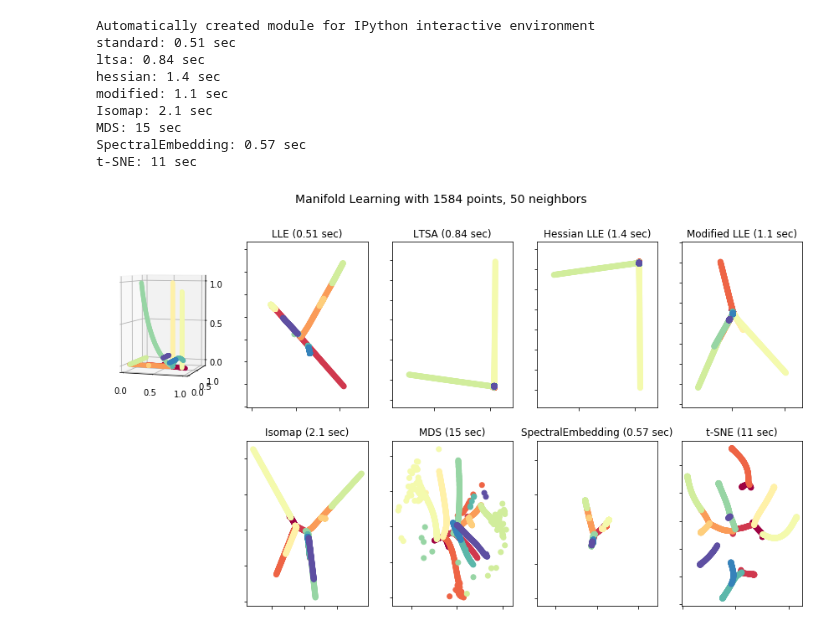
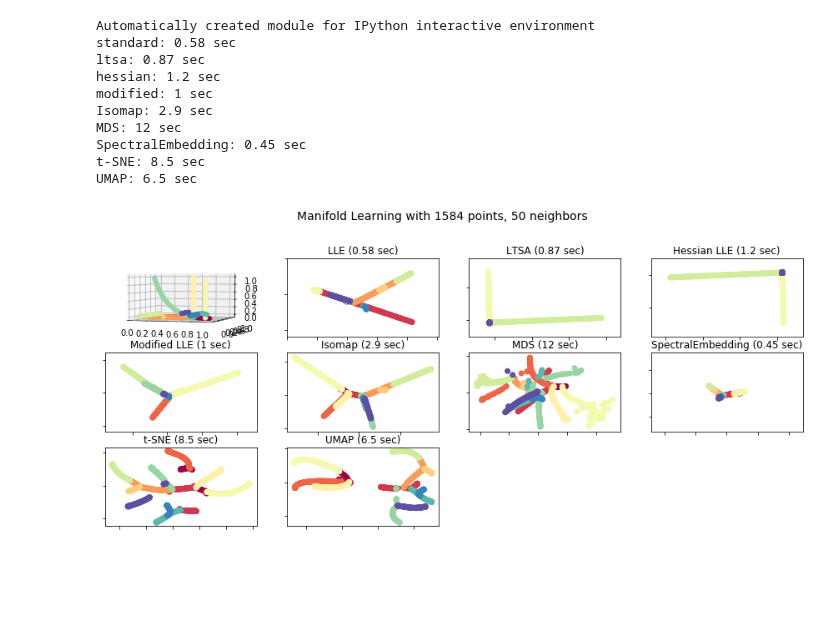
Before and after one commit to auranic/LizardBrain, a Jupyter notebook: plot_compare_methods.ipynb, the cells around one changed output. Saved outputs shown, nothing was run; the diff lists cells and outputs as text; code cells hidden in the pictures; blank space fills up the shorter version.

Commit message:
umap & elpigraph in progress

```diff
--- a/plot_compare_methods.ipynb
+++ b/plot_compare_methods.ipynb
@@ -22,8 +80,4 @@ representation of the data in the low-dimensional space.
 # %%
-# Author: Jake Vanderplas -- <vanderplas@astro.washington.edu>
-
-print(__doc__)
-
 from time import time
 
 import matplotlib.pyplot as plt
@@ -32,20 +86,18 @@ from mpl_toolkits.mplot3d import Axes3D
 from matplotlib.ticker import NullFormatter
 
 from sklearn import manifold, datasets
-
+from umap import UMAP
 # Next line to silence pyflakes. This import is needed.
 Axes3D
 
-n_points = 1000
-X, color = datasets.samples_generator.make_s_curve(n_points, random_state=0)
-iris = datasets.load_iris()
-X = iris.data
-X = np.loadtxt('C:\Datas\LizardBrain\ext10_10_2.txt');
-color = np.loadtxt('C:\Datas\LizardBrain\ext10_10_2.irx');
+
+X = np.loadtxt('examples/ext10_10_2.txt');
+color = np.loadtxt('examples/ext10_10_2.irx').astype('int')
 n_points = X.shape[0]
 #color = np.full((n_points,),1)
 #color[0:49] = 2
 #color[50:99] = -1
+n_points = X.shape[0]
 n_neighbors = 50
 n_components = 2
 
@@ -54,7 +106,7 @@ plt.suptitle("Manifold Learning with %i points, %i neighbors"
              % (n_points, n_neighbors), fontsize=14)
 
 
-ax = fig.add_subplot(251, projection='3d')
+ax = fig.add_subplot(441, projection='3d')
 ax.scatter(X[:, 0], X[:, 1], X[:, 2], c=color, cmap=plt.cm.Spectral)
 ax.view_init(4, -72)
 
@@ -69,7 +121,7 @@ for i, method in enumerate(methods):
     t1 = time()
     print("%s: %.2g sec" % (methods[i], t1 - t0))
 
-    ax = fig.add_subplot(252 + i)
+    ax = fig.add_subplot(4,4,2 + i)
     plt.scatter(Y[:, 0], Y[:, 1], c=color, cmap=plt.cm.Spectral)
     plt.title("%s (%.2g sec)" % (labels[i], t1 - t0))
     ax.xaxis.set_major_formatter(NullFormatter())
@@ -80,7 +132,7 @@ t0 = time()
 Y = manifold.Isomap(n_neighbors, n_components).fit_transform(X)
 t1 = time()
 print("Isomap: %.2g sec" % (t1 - t0))
-ax = fig.add_subplot(257)
+ax = fig.add_subplot(446)
 plt.scatter(Y[:, 0], Y[:, 1], c=color, cmap=plt.cm.Spectral)
 plt.title("Isomap (%.2g sec)" % (t1 - t0))
 ax.xaxis.set_major_formatter(NullFormatter())
@@ -93,48 +145,62 @@ mds = manifold.MDS(n_components, max_iter=100, n_init=1)
 Y = mds.fit_transform(X)
 t1 = time()
 print("MDS: %.2g sec" % (t1 - t0))
-ax = fig.add_subplot(258)
+ax = fig.add_subplot(447)
 plt.scatter(Y[:, 0], Y[:, 1], c=color, cmap=plt.cm.Spectral)
 plt.title("MDS (%.2g sec)" % (t1 - t0))
 ax.xaxis.set_major_formatter(NullFormatter())
 ax.yaxis.set_major_formatter(NullFormatter())
 plt.axis('tight')
 
 
 t0 = time()
 se = manifold.SpectralEmbedding(n_components=n_components,
                                 n_neighbors=n_neighbors)
 Y = se.fit_transform(X)
 t1 = time()
 print("SpectralEmbedding: %.2g sec" % (t1 - t0))
-ax = fig.add_subplot(259)
+ax = fig.add_subplot(448)
 plt.scatter(Y[:, 0], Y[:, 1], c=color, cmap=plt.cm.Spectral)
 plt.title("SpectralEmbedding (%.2g sec)" % (t1 - t0))
 ax.xaxis.set_major_formatter(NullFormatter())
 ax.yaxis.set_major_formatter(NullFormatter())
 plt.axis('tight')
 
 t0 = time()
 tsne = manifold.TSNE(n_components=n_components, init='pca', random_state=0)
 Y = tsne.fit_transform(X)
 t1 = time()
 print("t-SNE: %.2g sec" % (t1 - t0))
-ax = fig.add_subplot(2, 5, 10)
+ax = fig.add_subplot(4,4,9)
 plt.scatter(Y[:, 0], Y[:, 1], c=color, cmap=plt.cm.Spectral)
 plt.title("t-SNE (%.2g sec)" % (t1 - t0))
 ax.xaxis.set_major_formatter(NullFormatter())
 ax.yaxis.set_major_formatter(NullFormatter())
 plt.axis('tight')
 
+t0 = time()
+um = UMAP(n_neighbors=n_neighbors,
+          n_components=n_components)
+Y = um.fit_transform(X)
+t1 = time()
+print("UMAP: %.2g sec" % (t1 - t0))
+ax = fig.add_subplot(4,4,10)
+plt.scatter(Y[:, 0], Y[:, 1], c=color, cmap=plt.cm.Spectral)
+plt.title("UMAP (%.2g sec)" % (t1 - t0))
+ax.xaxis.set_major_formatter(NullFormatter())
+ax.yaxis.set_major_formatter(NullFormatter())
+plt.axis('tight')
+
 plt.show()
 # %% [output]
 Automatically created module for IPython interactive environment
-standard: 0.51 sec
-ltsa: 0.84 sec
-hessian: 1.4 sec
-modified: 1.1 sec
-Isomap: 2.1 sec
-MDS: 15 sec
-SpectralEmbedding: 0.57 sec
-t-SNE: 11 sec
+standard: 0.58 sec
+ltsa: 0.87 sec
+hessian: 1.2 sec
+modified: 1 sec
+Isomap: 2.9 sec
+MDS: 12 sec
+SpectralEmbedding: 0.45 sec
+t-SNE: 8.5 sec
+UMAP: 6.5 sec
-[figure, old version]
+[figure, new version]
```
Also changed, not shown: parts of 4 cells of this notebook, 1 other file.
